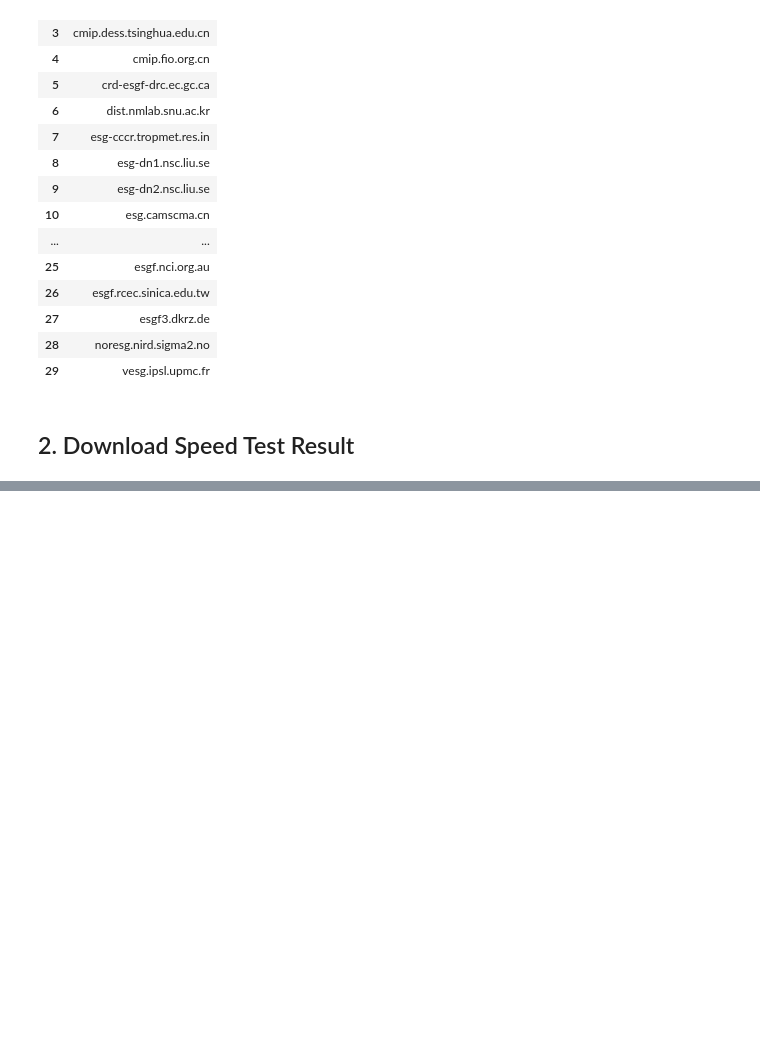
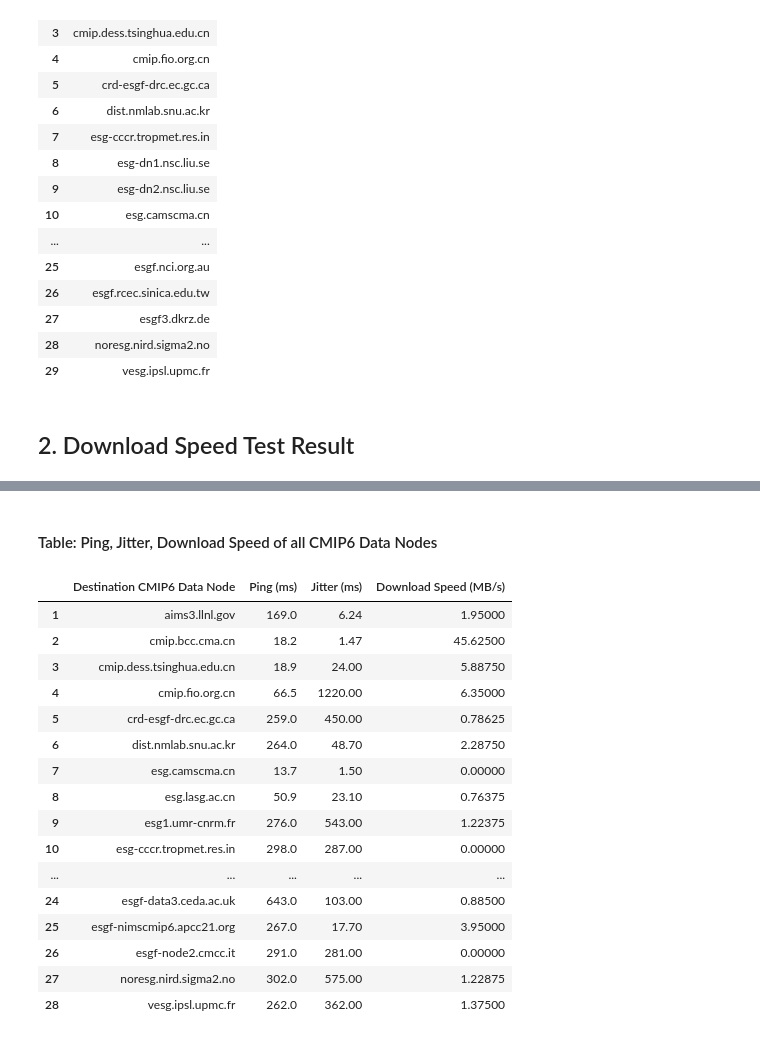
Before and after one commit to Theropod/CMIP6-SpeedTest, a Jupyter notebook: resources/result-update/Speedtest_Result.ipynb, the cells around one changed output, grey strips where cells are left out. Drawn from its saved outputs; the diff is of its cells as text; code cells hidden in the pictures; blank space fills up the shorter version.

```diff
--- a/resources/result-update/Speedtest_Result.ipynb
+++ b/resources/result-update/Speedtest_Result.ipynb
@@ -224,0 +234,25 @@ spd_city_avg_heatmap.set_xlabel('Testing Site Name');
+# %% [markdown]
+#### Table: Ping, Jitter, Download Speed of all CMIP6 Data Nodes
+# %%
+# to MB/S
+speedtest_tsinghua.iloc[:,3]=speedtest_tsinghua.iloc[:,3]/8
+speedtest_tsinghua=speedtest_tsinghua.rename(columns={'Download Speed (Mbps)':'Download Speed (MB/s)'})
+speedtest_tsinghua
+# %% [output]
+|  | Destination CMIP6 Data Node | Ping (ms) | Jitter (ms) | Download Speed (MB/s) |
+| 1 | aims3.llnl.gov | 169.0 | 6.24 | 1.95000 |
+| 2 | cmip.bcc.cma.cn | 18.2 | 1.47 | 45.62500 |
+| 3 | cmip.dess.tsinghua.edu.cn | 18.9 | 24.00 | 5.88750 |
+| 4 | cmip.fio.org.cn | 66.5 | 1220.00 | 6.35000 |
+| 5 | crd-esgf-drc.ec.gc.ca | 259.0 | 450.00 | 0.78625 |
+| 6 | dist.nmlab.snu.ac.kr | 264.0 | 48.70 | 2.28750 |
+| 7 | esg.camscma.cn | 13.7 | 1.50 | 0.00000 |
+| 8 | esg.lasg.ac.cn | 50.9 | 23.10 | 0.76375 |
+| 9 | esg1.umr-cnrm.fr | 276.0 | 543.00 | 1.22375 |
+| 10 | esg-cccr.tropmet.res.in | 298.0 | 287.00 | 0.00000 |
+| ... | ... | ... | ... | ... |
+| 24 | esgf-data3.ceda.ac.uk | 643.0 | 103.00 | 0.88500 |
+| 25 | esgf-nimscmip6.apcc21.org | 267.0 | 17.70 | 3.95000 |
+| 26 | esgf-node2.cmcc.it | 291.0 | 281.00 | 0.00000 |
+| 27 | noresg.nird.sigma2.no | 302.0 | 575.00 | 1.22875 |
+| 28 | vesg.ipsl.upmc.fr | 262.0 | 362.00 | 1.37500 |
```
Also changed, not shown: parts of 19 cells of this notebook, 14 other files.
